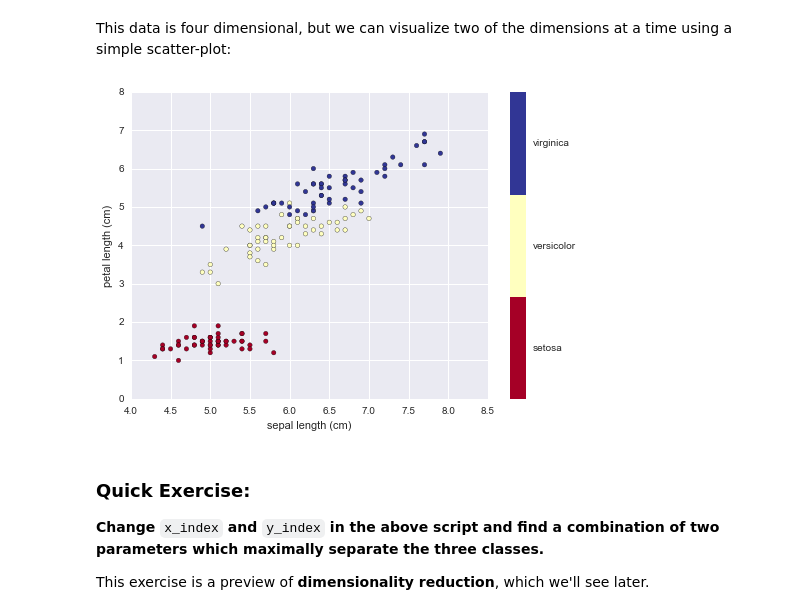
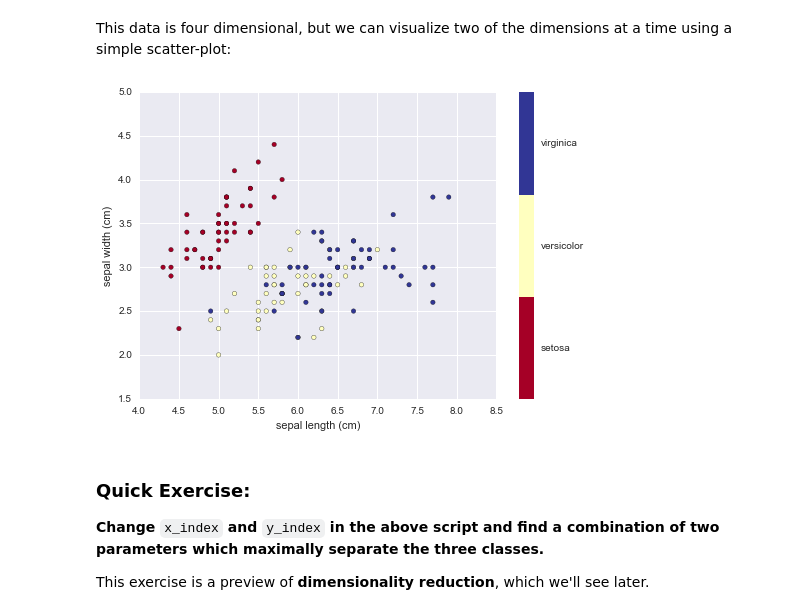
Before and after one commit to lqhl/sklearn_pycon2015, a Jupyter notebook: notebooks/intro-sklearn.ipynb, the cells around one changed output. Drawn from its saved outputs; the diff is of its cells as text; code cells hidden in the pictures.

```diff
--- a/notebooks/intro-sklearn.ipynb
+++ b/notebooks/intro-sklearn.ipynb
@@ -346,21 +346,21 @@ at a time using a simple scatter-plot:
 # %%
 import numpy as np
 import matplotlib.pyplot as plt
 
 x_index = 0
-y_index = 2
+y_index = 1
 
 # this formatter will label the colorbar with the correct target names
 formatter = plt.FuncFormatter(lambda i, *args: iris.target_names[int(i)])
 
 plt.scatter(iris.data[:, x_index], iris.data[:, y_index],
             c=iris.target, cmap=plt.cm.get_cmap('RdYlBu', 3))
 plt.colorbar(ticks=[0, 1, 2], format=formatter)
 plt.clim(-0.5, 2.5)
 plt.xlabel(iris.feature_names[x_index])
 plt.ylabel(iris.feature_names[y_index]);
 # %% [output]
-[figure, old version]
+[figure, new version]
 # %% [markdown]
 ### Quick Exercise:
 
```
Also changed, not shown: parts of 12 cells of this notebook, 1 other file.
